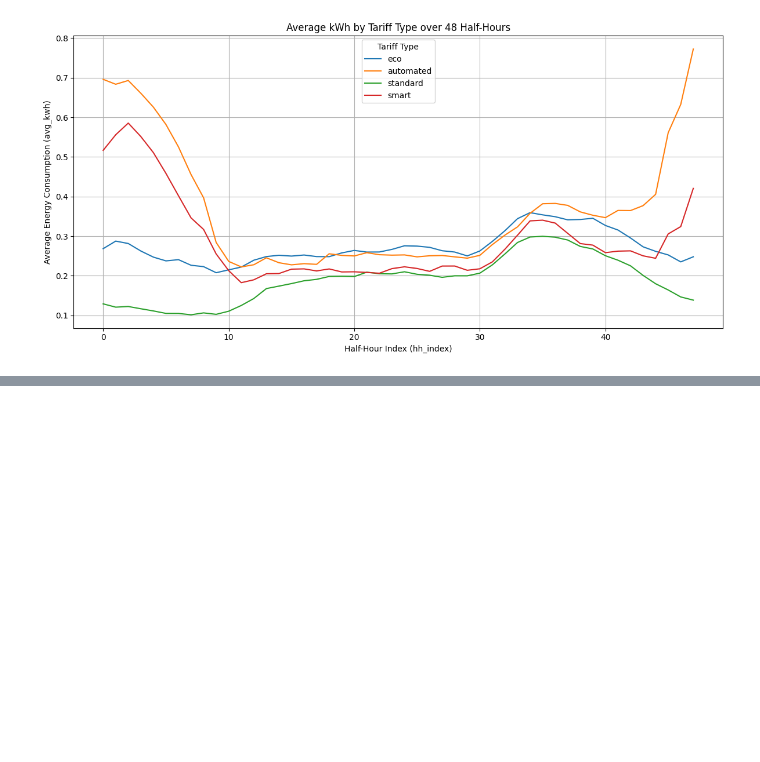
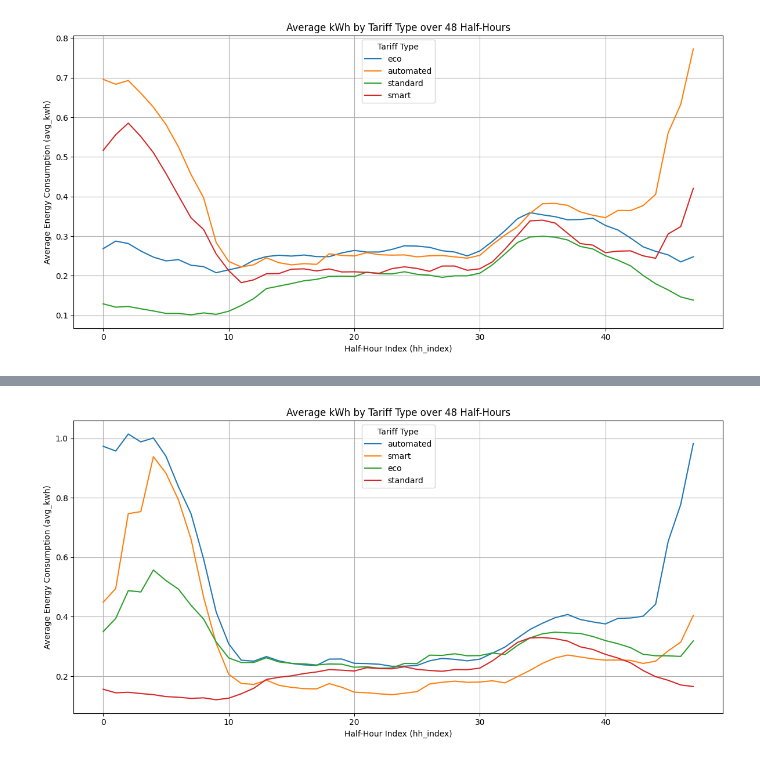
Before and after one commit to BakytzhanSuleimenov/Faraday_data, a Jupyter notebook: data_extractor.ipynb, the cells around one changed output, grey strips where cells are left out. Cells and saved outputs as stored; diff of their text form; code cells hidden in the pictures; blank space fills up the shorter version.

```diff
--- a/data_extractor.ipynb
+++ b/data_extractor.ipynb
@@ -258,0 +277,5 @@ visualize_by_tariff_type(detached_fg)
+# %%
+semidetached_fg = extract_ber_from_filtered(semidetached_property, ['F_G'])
+visualize_by_tariff_type(semidetached_fg)
+# %% [output]
+[figure, added]
```
Also changed, not shown: parts of 6 cells of this notebook.
